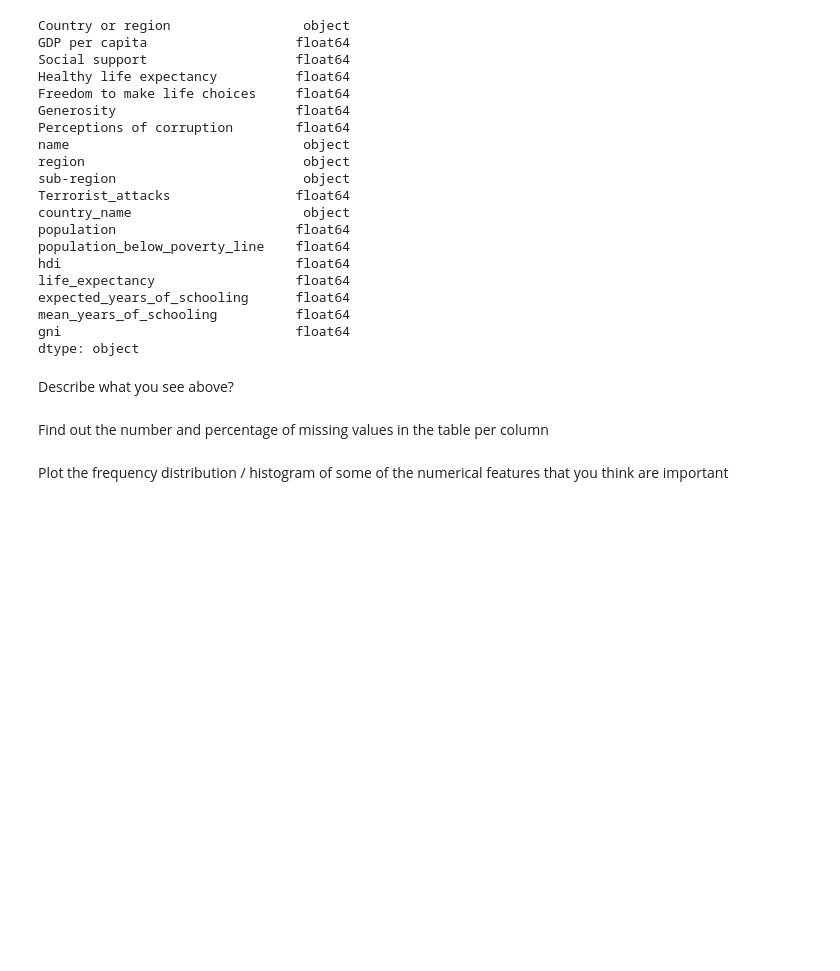
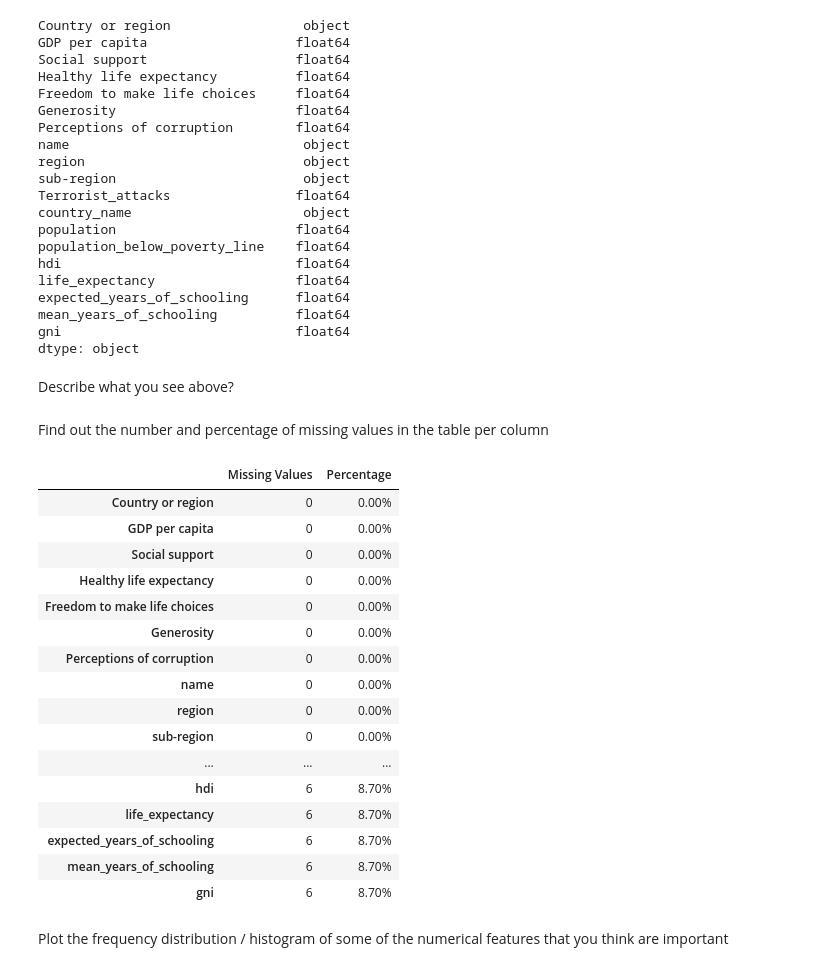
Before and after one commit to yueyuem77/f24_advancedML, a Jupyter notebook: Project_1/ym2980_assignment1.ipynb, the cells around one changed output. Saved outputs shown, nothing was run; the diff lists cells and outputs as text; code cells hidden in the pictures; blank space fills up the shorter version.

```diff
--- a/Project_1/ym2980_assignment1.ipynb
+++ b/Project_1/ym2980_assignment1.ipynb
@@ -132,5 +132,39 @@ Describe what you see above?
 Find out the number and percentage of missing values in the table per column
 # %%
 # Your code here:
+# %%
+# Calculate the number of missing values per column
+missing_values_count = X_train.isnull().sum()
+
+# Calculate the percentage of missing values per column
+missing_percentage = (X_train.isnull().sum() / len(X_train)) * 100
+
+# Combine both into a single DataFrame for easier viewing
+missing_data = pd.DataFrame({
+    'Missing Values': missing_values_count,
+    'Percentage': missing_percentage
+})
+missing_data['Percentage'] = missing_data['Percentage'].map('{:.2f}%'.format)
+
+# Display the result
+missing_data
+# %% [output]
+|  | Missing Values | Percentage |
+| Country or region | 0 | 0.00% |
+| GDP per capita | 0 | 0.00% |
+| Social support | 0 | 0.00% |
+| Healthy life expectancy | 0 | 0.00% |
+| Freedom to make life choices | 0 | 0.00% |
+| Generosity | 0 | 0.00% |
+| Perceptions of corruption | 0 | 0.00% |
+| name | 0 | 0.00% |
+| region | 0 | 0.00% |
+| sub-region | 0 | 0.00% |
+| ... | ... | ... |
+| hdi | 6 | 8.70% |
+| life_expectancy | 6 | 8.70% |
+| expected_years_of_schooling | 6 | 8.70% |
+| mean_years_of_schooling | 6 | 8.70% |
+| gni | 6 | 8.70% |
 # %% [markdown]
 Plot the frequency distribution / histogram of some of the numerical features that you think are important
```
Also changed, not shown: parts of 4 cells of this notebook.
